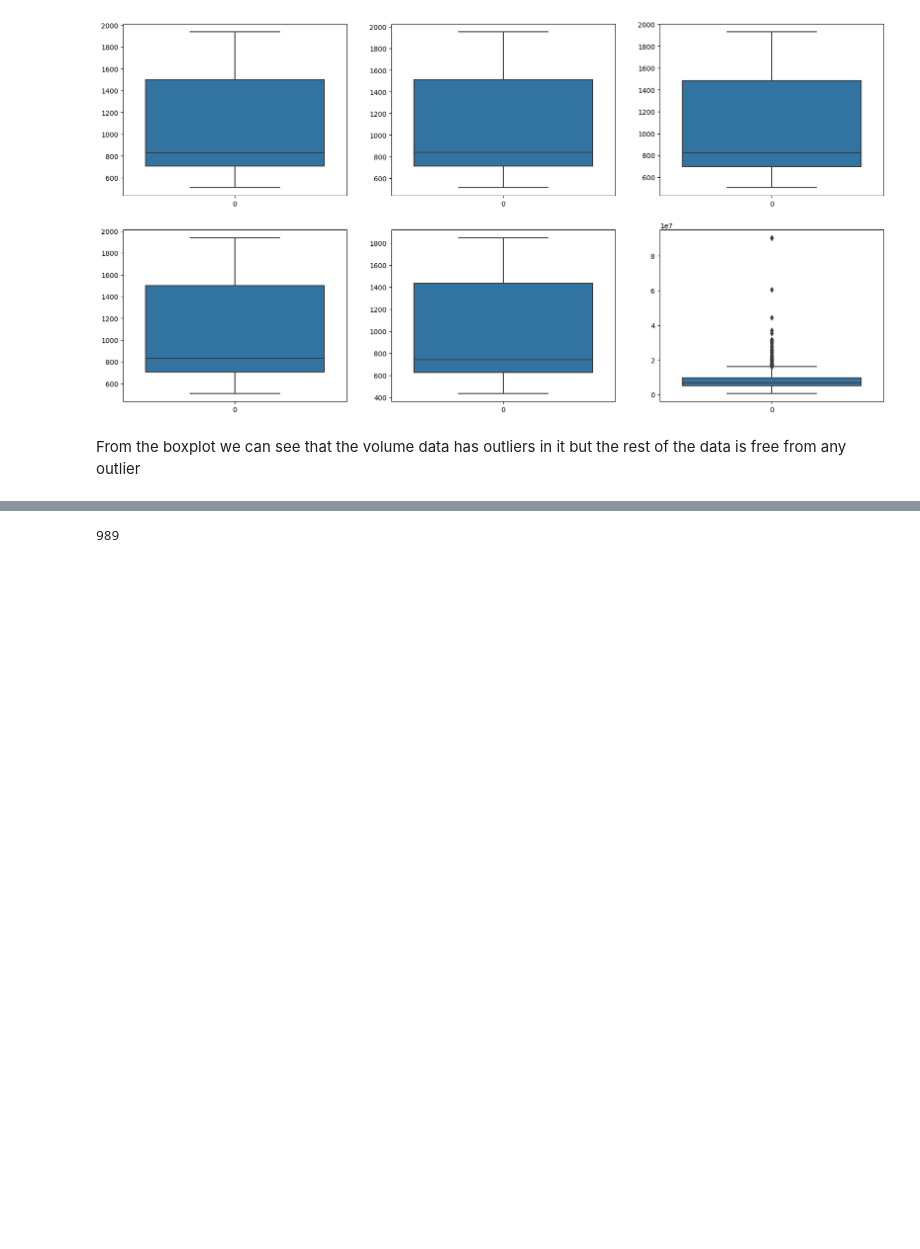
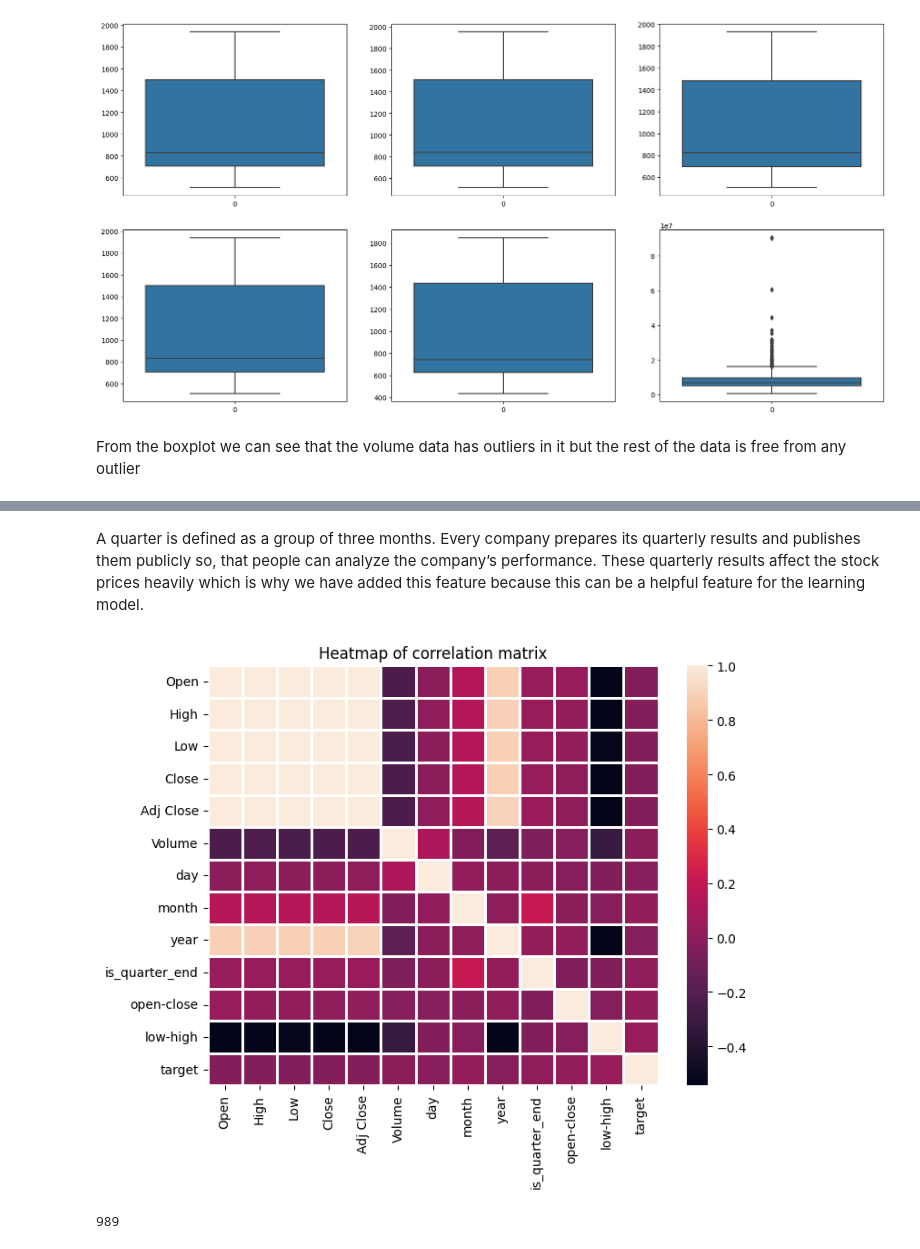
Before and after one commit to Rishit-shah2002/ML_Project, a Jupyter notebook: ML_Project.ipynb, the cells around one changed output, grey strips where cells are left out. Cells and saved outputs as stored; diff of their text form; code cells hidden in the pictures; blank space fills up the shorter version.

Commit message:
LSTM model done

```diff
--- a/ML_Project.ipynb
+++ b/ML_Project.ipynb
@@ -140,0 +170,2 @@ From the boxplot we can see that the volume data has outliers in it but the rest
+# %% [markdown]
+A quarter is defined as a group of three months. Every company prepares its quarterly results and publishes them publicly so, that people can analyze the company’s performance. These quarterly results affect the stock prices heavily which is why we have added this feature because this can be a helpful feature for the learning model.
@@ -141,3 +177,14 @@ From the boxplot we can see that the volume data has outliers in it but the rest
+# %%
+numeric_data = df.select_dtypes(include =[np.number]) # keep only numerical columns
+numeric_data = numeric_data[[col for col in numeric_data if numeric_data[col].nunique() > 1]]
+# considering only those columns which have more than one unique value
+corr_matrix = numeric_data.corr()
+plt.figure(figsize=(8, 6))
+sb.heatmap(data = corr_matrix, lw=1)
+plt.title('Heatmap of correlation matrix')
+plt.show()
+# %% [output]
+[figure, added]
 # %%
 #Create a new dataframe with only the column 'Close column'
 data = df.filter(['Close'])
```
Also changed, not shown: parts of 9 cells of this notebook.
